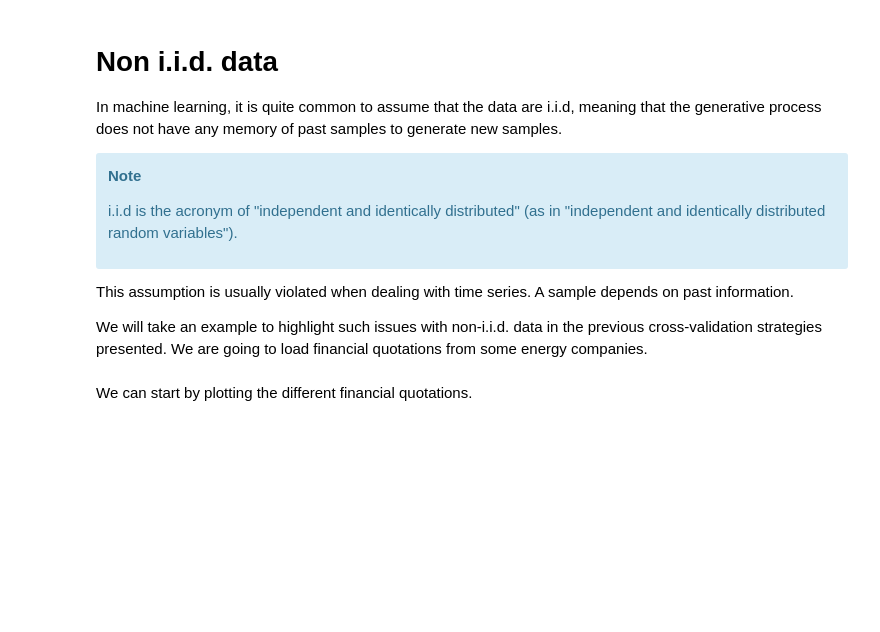
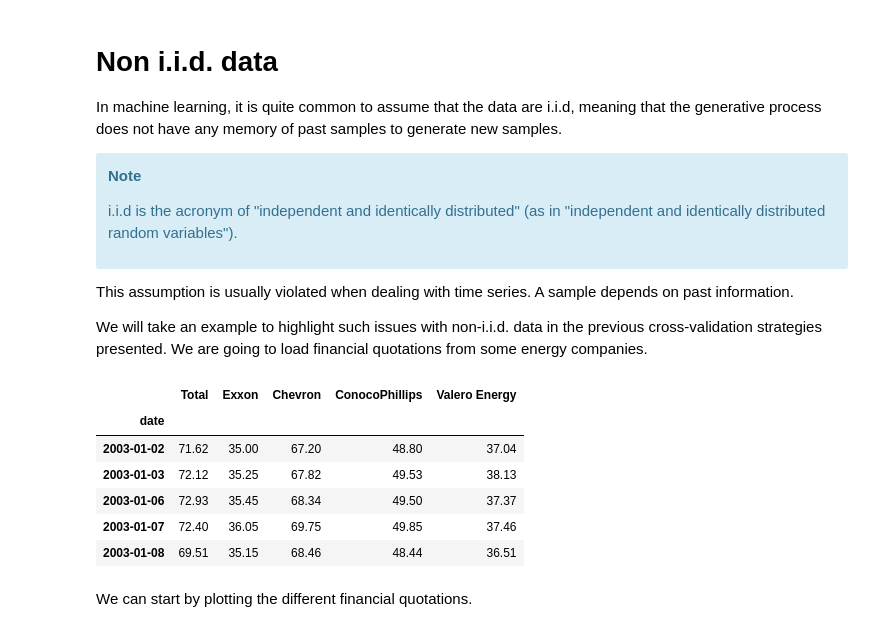
Before and after one commit to royaad/INRIA-ML-scikit-learn, a Jupyter notebook: Module 7/723_cross_validation_time.ipynb, the cells around one changed output. Cells and saved outputs as stored; diff of their text form; code cells hidden in the pictures; blank space fills up the shorter version.

```diff
--- a/Module 7/723_cross_validation_time.ipynb
+++ b/Module 7/723_cross_validation_time.ipynb
@@ -20,22 +20,31 @@ quotations from some energy companies.
 # %%
 import pandas as pd
 
 symbols = {
     "TOT": "Total",
     "XOM": "Exxon",
     "CVX": "Chevron",
     "COP": "ConocoPhillips",
     "VLO": "Valero Energy",
 }
 template_name = "../datasets/financial-data/{}.csv"
 
-quotes = {}
+quotes = pd.DataFrame()
 for symbol in symbols:
     data = pd.read_csv(
         template_name.format(symbol), index_col=0, parse_dates=True
     )
     quotes[symbols[symbol]] = data["open"]
-quotes = pd.DataFrame(quotes)
+
+quotes.head()
+# %% [output]
+|  | Total | Exxon | Chevron | ConocoPhillips | Valero Energy |
+| date |  |  |  |  |  |
+| 2003-01-02 | 71.62 | 35.00 | 67.20 | 48.80 | 37.04 |
+| 2003-01-03 | 72.12 | 35.25 | 67.82 | 49.53 | 38.13 |
+| 2003-01-06 | 72.93 | 35.45 | 68.34 | 49.50 | 37.37 |
+| 2003-01-07 | 72.40 | 36.05 | 69.75 | 49.85 | 37.46 |
+| 2003-01-08 | 69.51 | 35.15 | 68.46 | 48.44 | 36.51 |
 # %% [markdown]
 We can start by plotting the different financial quotations.
 # %%
```
Also changed, not shown: parts of 9 cells of this notebook, 9 other files.
